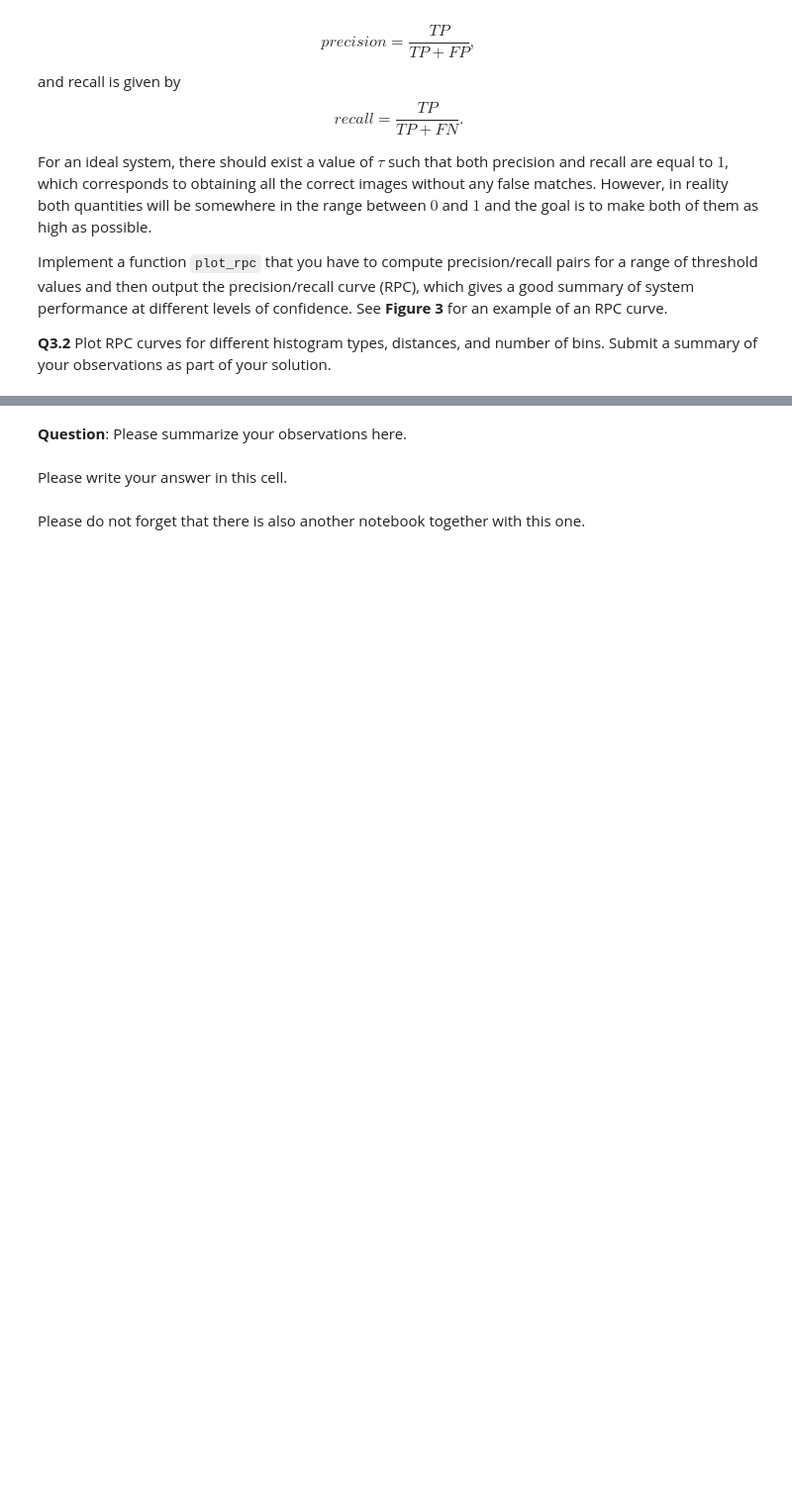
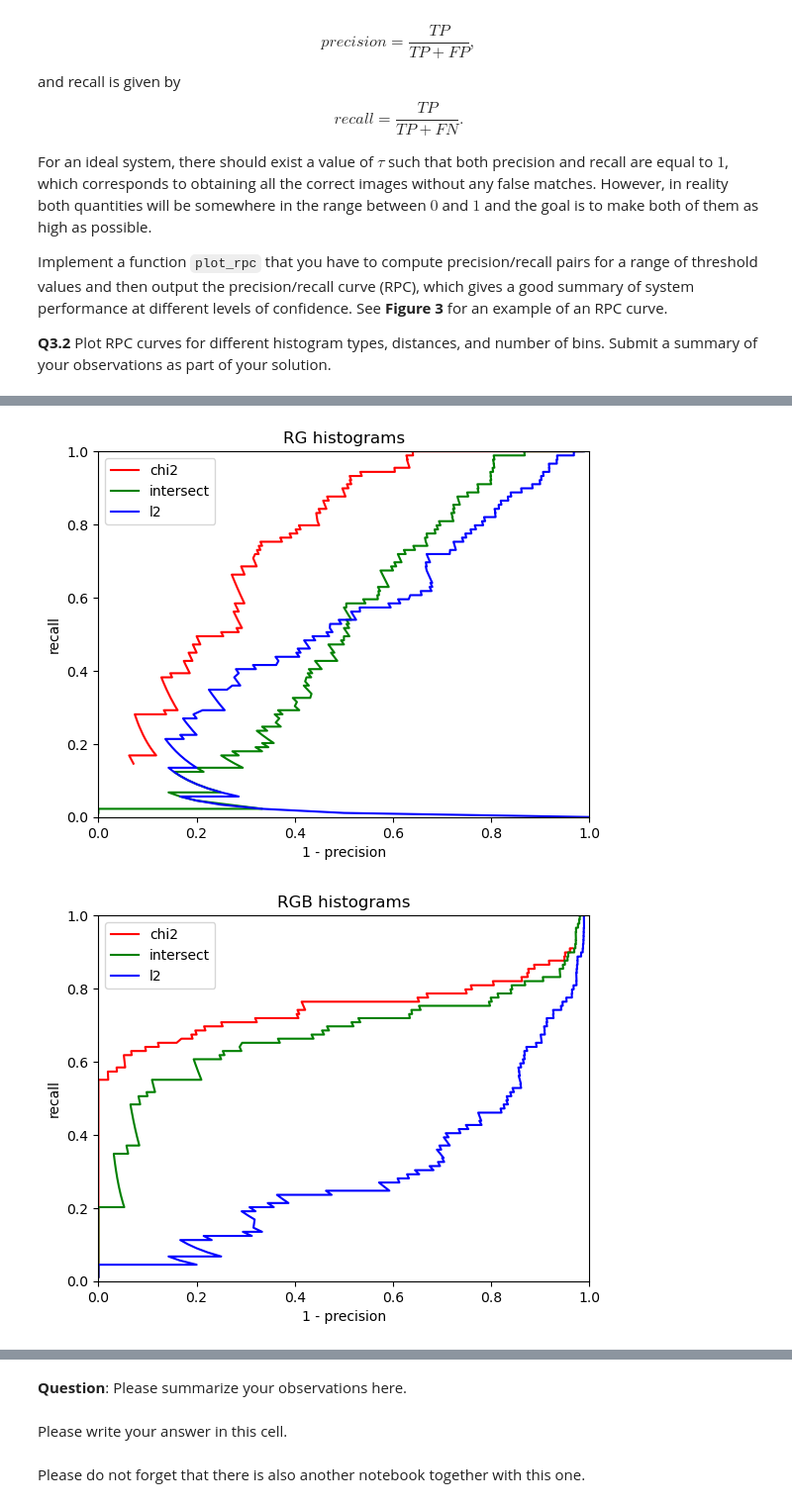
Before and after one commit to dhimitriosduka1/hlcv, a Jupyter notebook: Assignment_1/exercise-1-Part1.ipynb, the cells around one changed output, grey strips where cells are left out. Shown at 99% size. Cells and saved outputs as stored; diff of their text form; code cells hidden in the pictures; blank space fills up the shorter version.

```diff
--- a/Assignment_1/exercise-1-Part1.ipynb
+++ b/Assignment_1/exercise-1-Part1.ipynb
@@ -634,7 +673,7 @@ def plot_rpc(D, plot_color):
 
     recall = []
     precision = []
-    thresholds = np.linspace(0.01, 1, 100)
+    thresholds = np.linspace(0.01, 1, 10000)
 
     ######## TODO ##############################
     # Compute the precision and recall arrays for different thresholds.
@@ -642,25 +681,27 @@ def plot_rpc(D, plot_color):
     ############################################
 
     # alternative solution
-    # for threshold in thresholds:
-    #     tp = 0
-    #     fp = 0
-    #     fn = 0
-    #     tn = 0
-    #     for j in range(D.shape[1]):
-    #         for i in range(D.shape[0]):
-    #             if (i == j):
-    #                 if (D[i, j] < threshold):
-    #                     tp += 1
-    #                 else:
-    #                     fn += 1
-    #             else:
-    #                 if (D[i, j] < threshold):
-    #                     fp += 1
-    #                 else:
-    #                     tn += 1
-    # recall.append(0 if tp == 0 else tp / (tp + fn))
-    # precision.append(0 if tp == 0 else tp / (tp + fp))
+    for threshold in thresholds:
+        tp = 0
+        fp = 0
+        fn = 0
+        tn = 0
+        for j in range(D.shape[1]):
+            for i in range(D.shape[0]):
+                if (i == j):
+                    if (D[i, j] < threshold):
+                        tp += 1
+                    else:
+                        fn += 1
+                else:
+                    if (D[i, j] < threshold):
+                        fp += 1
+                    else:
+                        tn += 1
+
+        if tp + fn > 0 and tp + fp > 0:
+            recall.append(0 if tp == 0 else tp / (tp + fn))
+            precision.append(0 if tp == 0 else tp / (tp + fp))
 
     plt.plot(
         [1-precision[i] for i in range(len(precision))], # We plot 1-precision instead of precision
@@ -676,30 +717,33 @@ def compare_dist_rpc(model_images, query_images, dist_types, hist_type, num_bins
         plt.xlabel('1 - precision')
         plt.ylabel('recall')
         plt.legend(dist_types, loc='best')
 
 
 # The following code is used for evaluation.
 with open('./data/exercise-1/model.txt') as fp:
     model_images = fp.readlines()
 model_images = [x.strip() for x in model_images]
 
 with open('./data/exercise-1/query.txt') as fp:
     query_images = fp.readlines()
 query_images = [x.strip() for x in query_images]
 
 eval_num_bins = 20
 
 plt.figure()
 compare_dist_rpc(model_images, query_images, ['chi2', 'intersect', 'l2'], 'rg', eval_num_bins, ['r', 'g', 'b'])
 plt.title('RG histograms')
 plt.show()
 
 plt.figure()
 compare_dist_rpc(model_images, query_images, ['chi2', 'intersect', 'l2'], 'rgb', eval_num_bins, ['r', 'g', 'b'])
 plt.title('RGB histograms')
 plt.show()
 
 plt.figure()
 compare_dist_rpc(model_images, query_images, ['chi2', 'intersect', 'l2'], 'dxdy', eval_num_bins, ['r', 'g', 'b'])
 plt.title('dx/dy histograms')
 plt.show()
+# %% [output]
+[figure, added]
+[figure, added]
```
Also changed, not shown: parts of 9 cells of this notebook.
